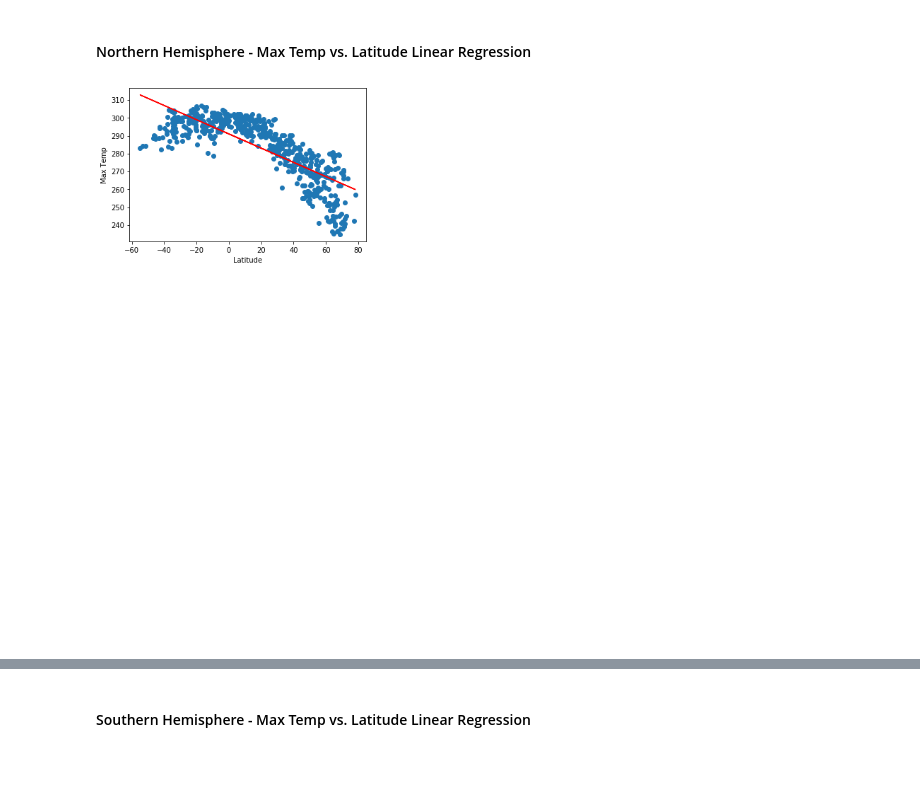
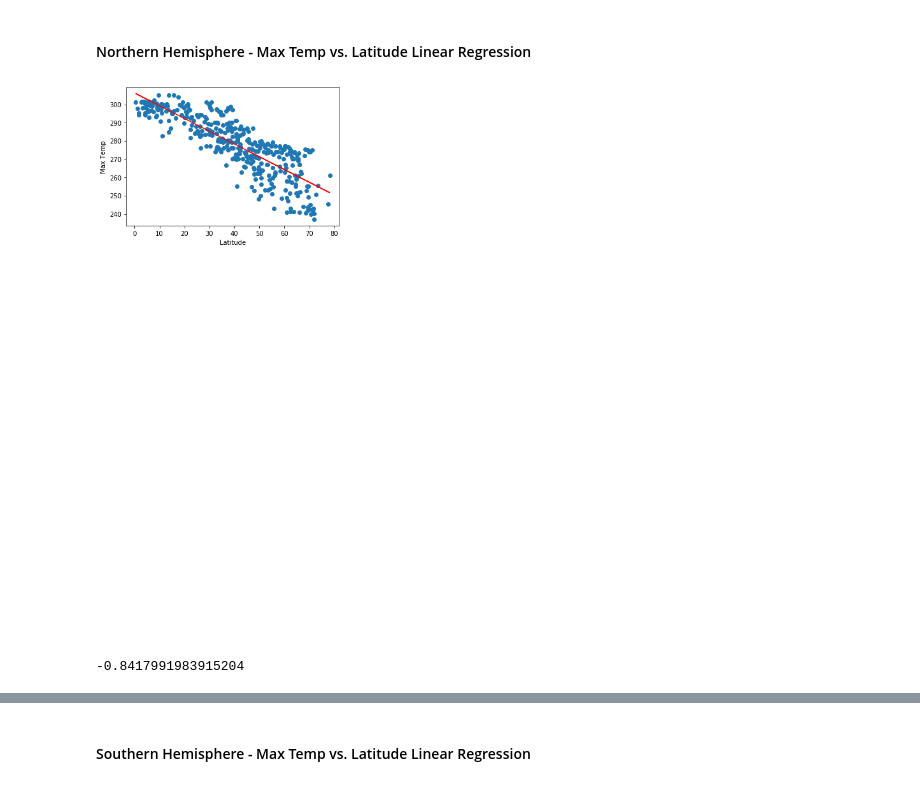
Before and after one commit to tigerkennedycosmos/Python-APIs-Challenge, a Jupyter notebook: WeatherPy.ipynb, the cells around one changed output, grey strips where cells are left out. Drawn from its saved outputs; the diff is of its cells as text; code cells hidden in the pictures.

```diff
--- a/WeatherPy.ipynb
+++ b/WeatherPy.ipynb
@@ -54,6 +54,6 @@ len(cities)
 * Perform a weather check on each city using a series of successive API calls.
 * Include a print log of each city as it'sbeing processed (with the city number and city name).
 # %%
-query_url = url + "appid=" + api_key + "&q=" + 'San Jose'
-r = requests.get(query_url).json()
-print(r)
+# query_url = url + "appid=" + api_key + "&q=" + 'San Jose'
+# r = requests.get(query_url).json()
+# print(r)
@@ -184,6 +173,7 @@ def l_reg(x_values, y_values, title):
     plt.xlabel('Latitude')
     plt.ylabel(title)
     plt.show()
+    return rvalue
 # %%
 # Create Northern and Southern Hemisphere DataFrames
 north_dfw = dfw.loc[(dfw['Lat'] >=0)]
@@ -191,8 +181,9 @@ south_dfw = dfw.loc[(dfw['Lat'] <0)]
 # %% [markdown]
 ####  Northern Hemisphere - Max Temp vs. Latitude Linear Regression
 # %%
-x_values = dfw['Lat']
-y_values = dfw['Max Temp']
+x_values = north_dfw['Lat']
+y_values = north_dfw['Max Temp']
 l_reg(x_values, y_values, "Max Temp")
 # %% [output]
-[figure, old version]
+[figure, new version]
+-0.8417991983915204
```
Also changed, not shown: parts of 20 cells of this notebook.
